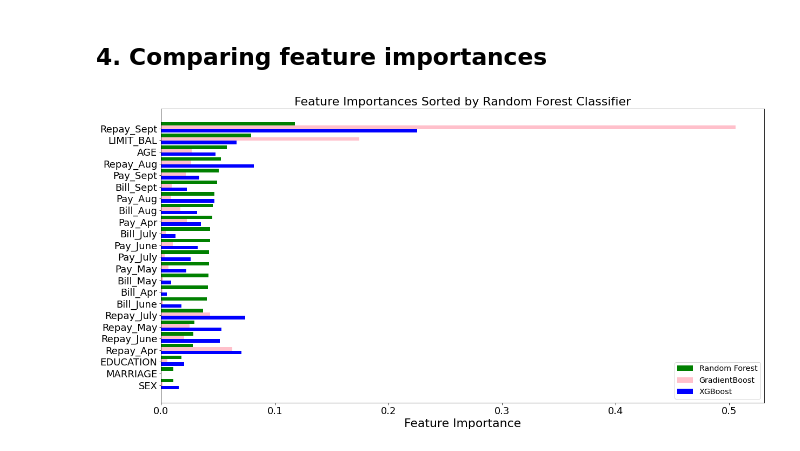
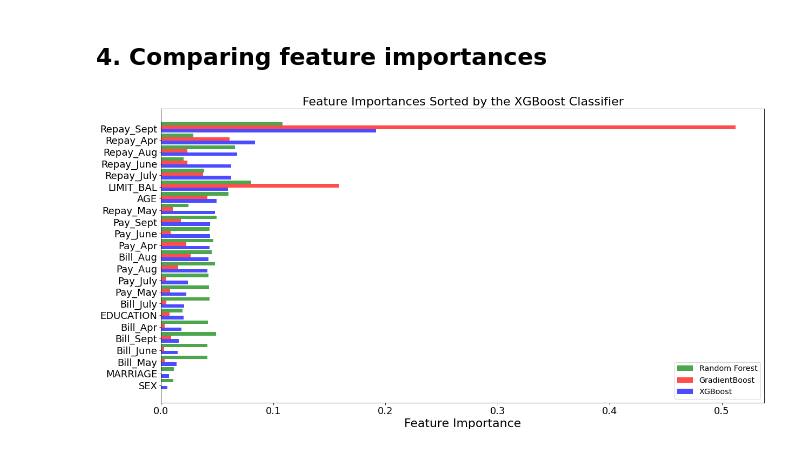
Before and after one commit to RozitaAbdoli/credit_default_mining, a Jupyter notebook: Model_comparison.ipynb, the cells around one changed output. Cells and saved outputs as stored; diff of their text form; code cells hidden in the pictures.

```diff
--- a/Model_comparison.ipynb
+++ b/Model_comparison.ipynb
@@ -66,7 +66,7 @@ from numpy import std
 params = {'legend.fontsize': 'x-large',
           'figure.figsize': (15, 5),
          'axes.labelsize': 22,
-         'axes.titlesize':'x-large',
+         'axes.titlesize':18,
          'xtick.labelsize':18,
          'ytick.labelsize':18}
 pylab.rcParams.update(params)
@@ -446,28 +456,28 @@ plt.show()
 # %%
 #plot feature importances for the top 3 models
 # Sort by the important features of RF since RF is more robust to varying hyperparameters than the boosting algorithms.
 feature_importance=pd.DataFrame({
     'rfc':rfc.feature_importances_,
     'gbc':gbc.feature_importances_,
     'xgbc':xgbc.feature_importances_
 },
 index=df.drop(columns=['Default']).columns)
 
-feature_importance.sort_values(by='rfc',ascending=True,inplace=True)
+feature_importance.sort_values(by='xgbc',ascending=True,inplace=True)
 
 index = np.arange(len(feature_importance))
 fig, ax = plt.subplots(figsize=(20,10))
 
-rfc_feature=ax.barh(index+0.9,feature_importance['rfc'],0.3,color='green',label='Random Forest')
-gbc_feature=ax.barh(index+0.6,feature_importance['gbc'],0.3,color='pink',label='GradientBoost')
-xgbc_feature=ax.barh(index+0.3,feature_importance['xgbc'],0.3,color='blue',label='XGBoost')
+rfc_feature=ax.barh(index+0.9,feature_importance['rfc'],0.3,color='green',label='Random Forest', alpha=0.7)
+gbc_feature=ax.barh(index+0.6,feature_importance['gbc'],0.3,color='red',label='GradientBoost', alpha=0.7)
+xgbc_feature=ax.barh(index+0.3,feature_importance['xgbc'],0.3,color='blue',label='XGBoost', alpha=0.7)
 
 ax.set(yticks=index+0.5,yticklabels=feature_importance.index)
 
-plt.title("Feature Importances Sorted by Random Forest Classifier")
+plt.title("Feature Importances Sorted by the XGBoost Classifier")
 plt.xlabel('Feature Importance')
 plt.legend(loc=4)
 plt.show()
 #Top 3:Repay_Sept, LIMIT_BAL, AGE
 # %% [output]
-[figure, old version]
+[figure, new version]
```
Also changed, not shown: parts of 9 cells of this notebook.
